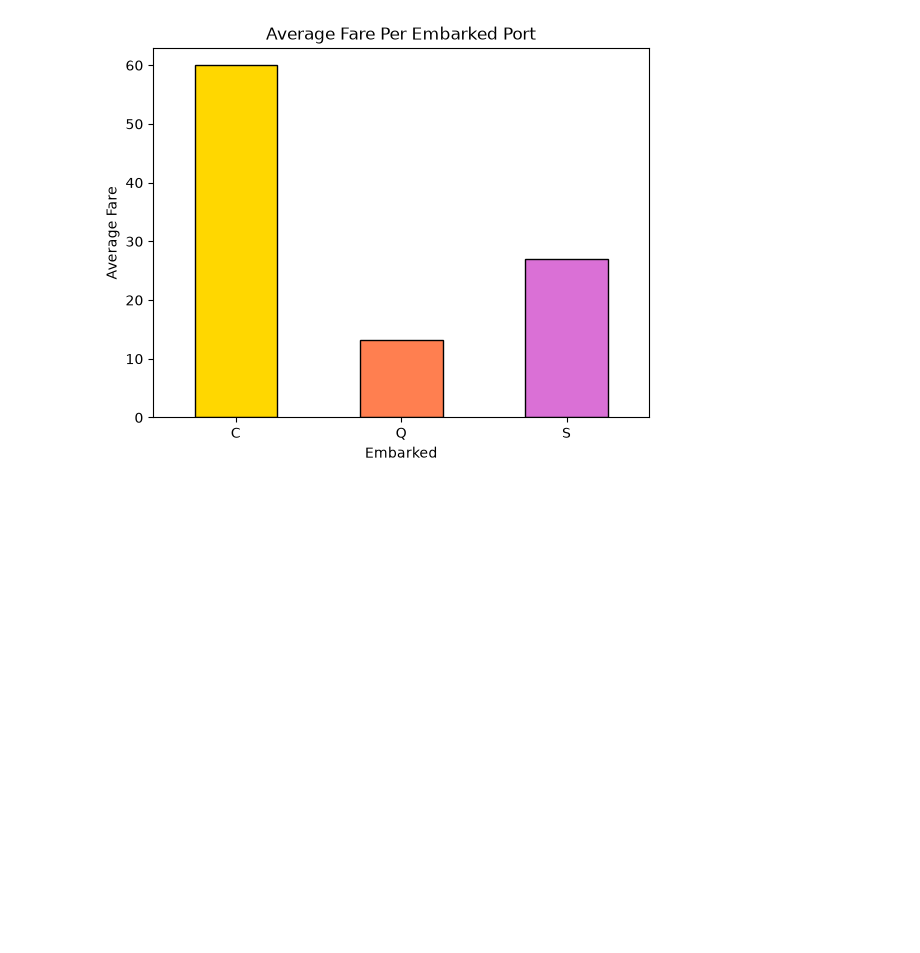
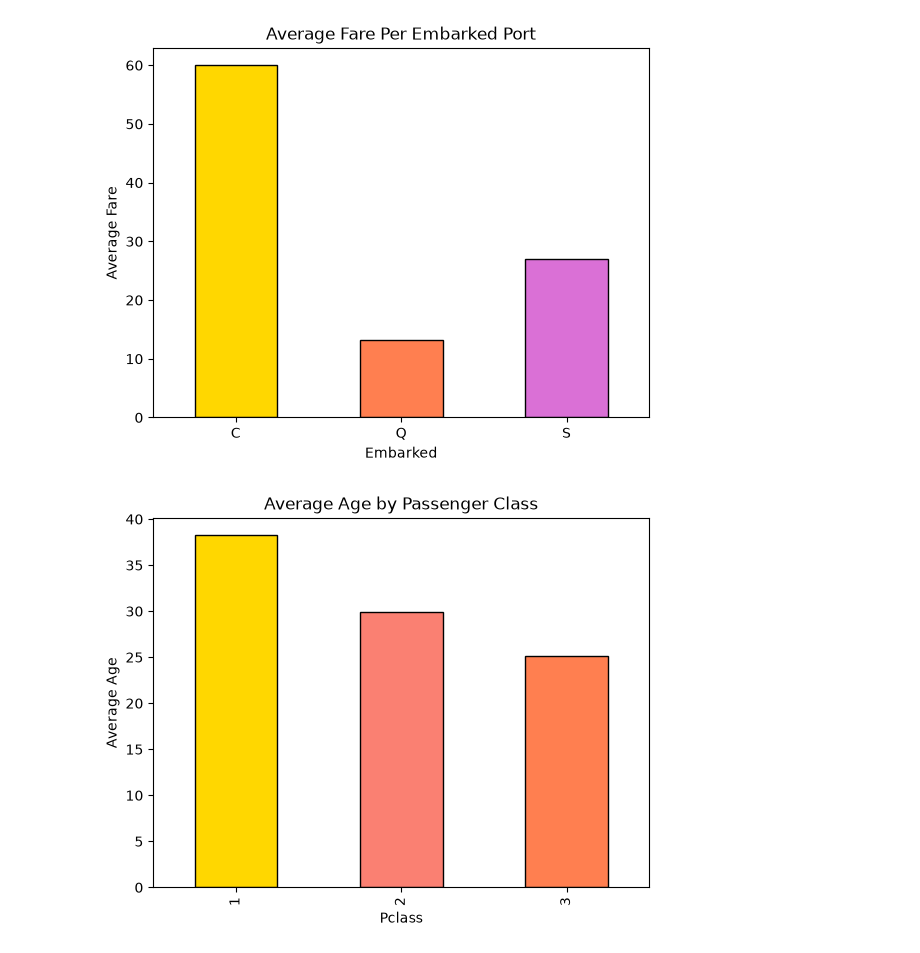
Before and after one commit to akshara1217/da-ml-journey, a Jupyter notebook: _titanic_eda.ipynb, the cells around one changed output. Saved outputs shown, nothing was run; the diff lists cells and outputs as text; code cells hidden in the pictures; blank space fills up the shorter version.

```diff
--- a/_titanic_eda.ipynb
+++ b/_titanic_eda.ipynb
@@ -258,3 +275,14 @@ plt.xticks(rotation=0)
 plt.show()
 # %% [output]
 [figure]
+# %%
+import pandas as pd
+df=pd.read_csv('https://raw.githubusercontent.com/datasciencedojo/datasets/master/titanic.csv')
+import matplotlib.pyplot as plt
+average_age_by_class=df.groupby('Pclass')['Age'].mean()
+average_age_by_class.plot(kind='bar',color=['gold','salmon','coral'],edgecolor='black')
+plt.title("Average Age by Passenger Class")
+plt.ylabel("Average Age")
+plt.show()
+# %% [output]
+[figure, added]
```
Also changed, not shown: parts of 4 cells of this notebook, 1 other file.
